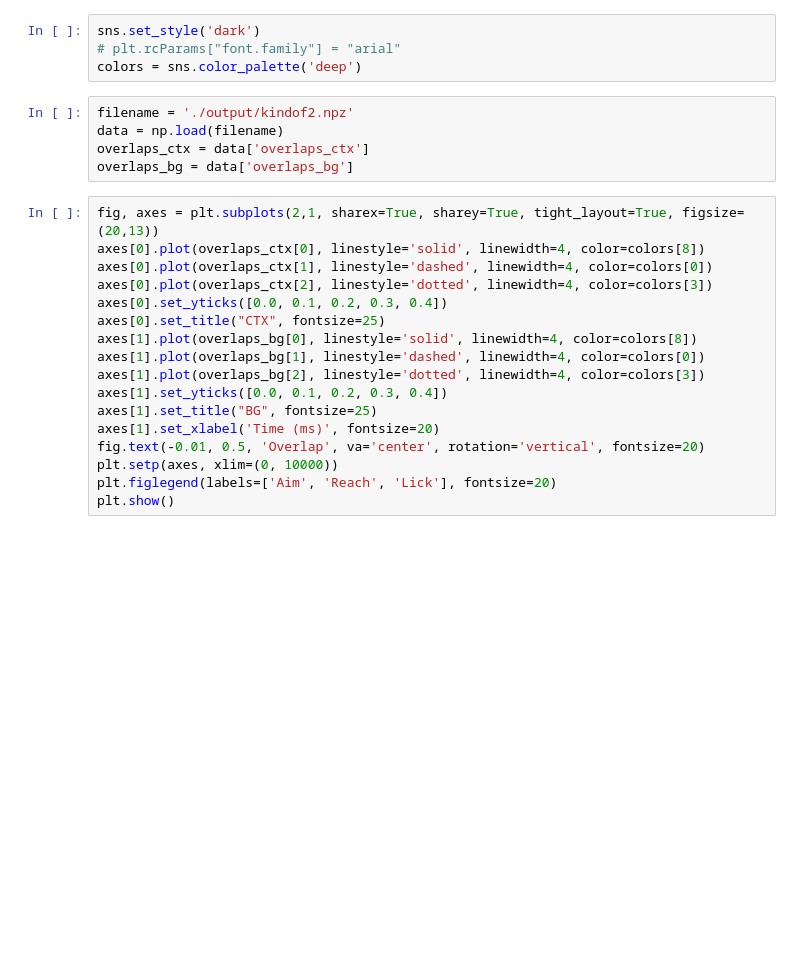
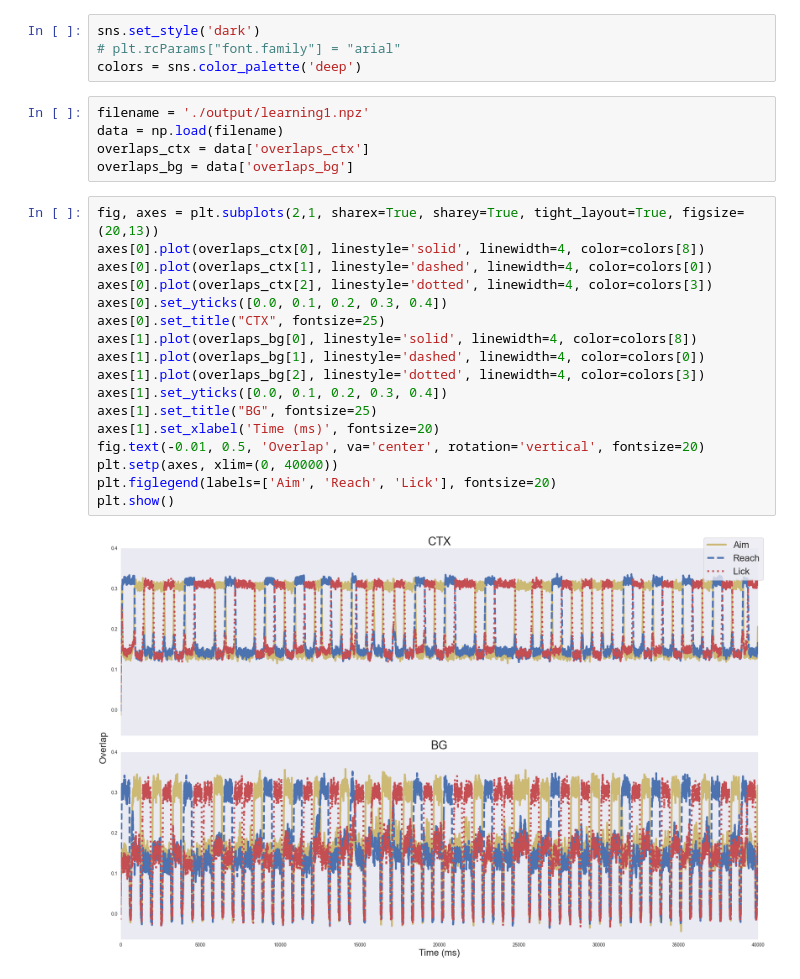
Before and after one commit to jp464/striatal-sequence, a Jupyter notebook: figures/article/1/figure.ipynb, the cells around one changed output. Drawn from its saved outputs; the diff is of its cells as text; blank space fills up the shorter version.

```diff
--- a/figures/article/1/figure.ipynb
+++ b/figures/article/1/figure.ipynb
@@ -13,24 +13,26 @@ sns.set_style('dark')
 # plt.rcParams["font.family"] = "arial"
 colors = sns.color_palette('deep')
 # %%
-filename = './output/kindof2.npz'
+filename = './output/learning1.npz'
 data = np.load(filename)
 overlaps_ctx = data['overlaps_ctx']
 overlaps_bg = data['overlaps_bg']
 # %%
 fig, axes = plt.subplots(2,1, sharex=True, sharey=True, tight_layout=True, figsize=(20,13))
 axes[0].plot(overlaps_ctx[0], linestyle='solid', linewidth=4, color=colors[8])
 axes[0].plot(overlaps_ctx[1], linestyle='dashed', linewidth=4, color=colors[0])
 axes[0].plot(overlaps_ctx[2], linestyle='dotted', linewidth=4, color=colors[3])
 axes[0].set_yticks([0.0, 0.1, 0.2, 0.3, 0.4])
 axes[0].set_title("CTX", fontsize=25)
 axes[1].plot(overlaps_bg[0], linestyle='solid', linewidth=4, color=colors[8])
 axes[1].plot(overlaps_bg[1], linestyle='dashed', linewidth=4, color=colors[0])
 axes[1].plot(overlaps_bg[2], linestyle='dotted', linewidth=4, color=colors[3])
 axes[1].set_yticks([0.0, 0.1, 0.2, 0.3, 0.4])
 axes[1].set_title("BG", fontsize=25)
 axes[1].set_xlabel('Time (ms)', fontsize=20)
 fig.text(-0.01, 0.5, 'Overlap', va='center', rotation='vertical', fontsize=20)
-plt.setp(axes, xlim=(0, 10000))
+plt.setp(axes, xlim=(0, 40000))
 plt.figlegend(labels=['Aim', 'Reach', 'Lick'], fontsize=20)
 plt.show()
+# %% [output]
+[figure, added]
```
Also changed, not shown: 3 other files.
